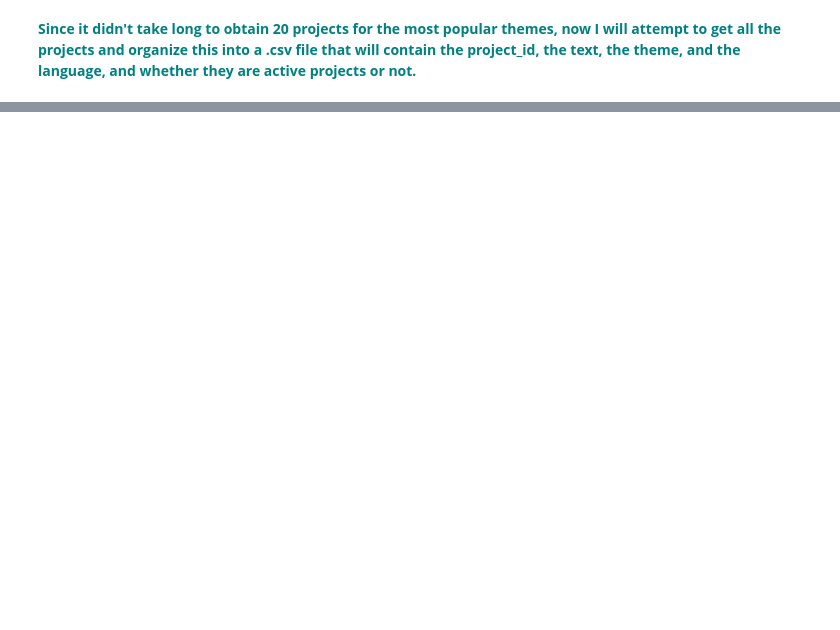
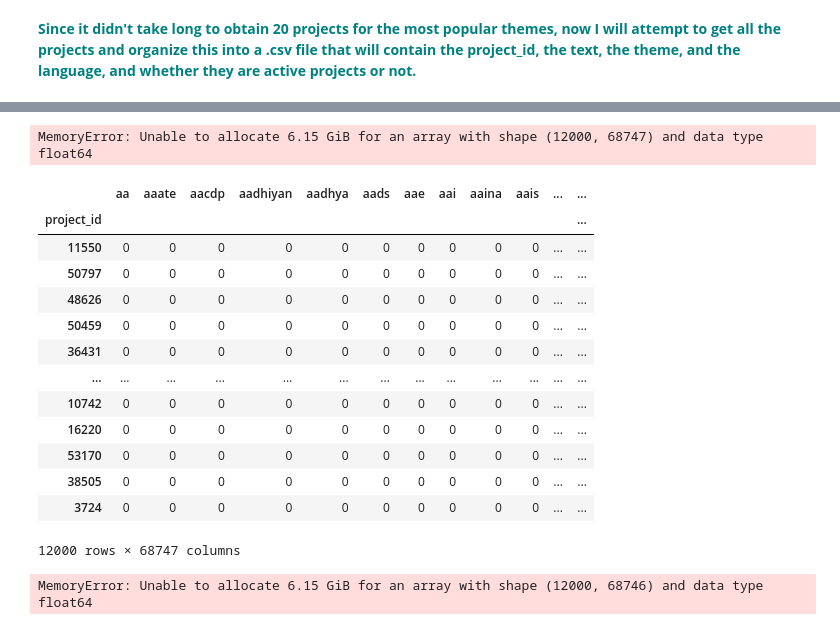
Before and after one commit to mbarona2/globalgiving-topic-classification, a Jupyter notebook: globalgiving-topic-classification/notebooks/01_data_wrangling.ipynb, the cells around one changed output, grey strips where cells are left out. Saved outputs shown, nothing was run; the diff lists cells and outputs as text; code cells hidden in the pictures; blank space fills up the shorter version.

```diff
--- a/globalgiving-topic-classification/notebooks/01_data_wrangling.ipynb
+++ b/globalgiving-topic-classification/notebooks/01_data_wrangling.ipynb
@@ -374,0 +444,24 @@ df.to_csv('../data/raw/data.csv')
+# %%
+vectorizer = TfidfVectorizer()
+trsfm=vectorizer.fit_transform(X)
+tfid = pd.DataFrame(trsfm.toarray(),columns=vectorizer.get_feature_names(),index=project_ids)
+tfid
+# %% [output]
+MemoryError: Unable to allocate 6.15 GiB for an array with shape (12000, 68747) and data type float64
+# %%
+bw
+# %% [output]
+|  | aa | aaate | aacdp | aadhiyan | aadhya | aads | aae | aai | aaina | aais | ... | ... |
+| project_id |  |  |  |  |  |  |  |  |  |  |  | ... |
+| 11550 | 0 | 0 | 0 | 0 | 0 | 0 | 0 | 0 | 0 | 0 | ... | ... |
+| 50797 | 0 | 0 | 0 | 0 | 0 | 0 | 0 | 0 | 0 | 0 | ... | ... |
+| 48626 | 0 | 0 | 0 | 0 | 0 | 0 | 0 | 0 | 0 | 0 | ... | ... |
+| 50459 | 0 | 0 | 0 | 0 | 0 | 0 | 0 | 0 | 0 | 0 | ... | ... |
+| 36431 | 0 | 0 | 0 | 0 | 0 | 0 | 0 | 0 | 0 | 0 | ... | ... |
+| ... | ... | ... | ... | ... | ... | ... | ... | ... | ... | ... | ... | ... |
+| 10742 | 0 | 0 | 0 | 0 | 0 | 0 | 0 | 0 | 0 | 0 | ... | ... |
+| 16220 | 0 | 0 | 0 | 0 | 0 | 0 | 0 | 0 | 0 | 0 | ... | ... |
+| 53170 | 0 | 0 | 0 | 0 | 0 | 0 | 0 | 0 | 0 | 0 | ... | ... |
+| 38505 | 0 | 0 | 0 | 0 | 0 | 0 | 0 | 0 | 0 | 0 | ... | ... |
+| 3724 | 0 | 0 | 0 | 0 | 0 | 0 | 0 | 0 | 0 | 0 | ... | ... |
+12000 rows × 68747 columns
@@ -374,0 +470,11 @@ df.to_csv('../data/raw/data.csv')
+# %%
+grouped_bw = bw.groupby('theme').sum()
+for theme in popular_themes:
+    theme_df = grouped_bw.loc[theme].sort_values(ascending = False)
+    most_common_words = grouped_bw.loc[theme].sort_values(ascending = False).index[:15]
+    fig, ax = plt.subplots()
+    theme_df[most_common_words].plot.barh()
+    ax.set_title(theme)
+    plt.show()
+# %% [output]
+MemoryError: Unable to allocate 6.15 GiB for an array with shape (12000, 68746) and data type float64
```
Also changed, not shown: parts of 18 cells of this notebook.
